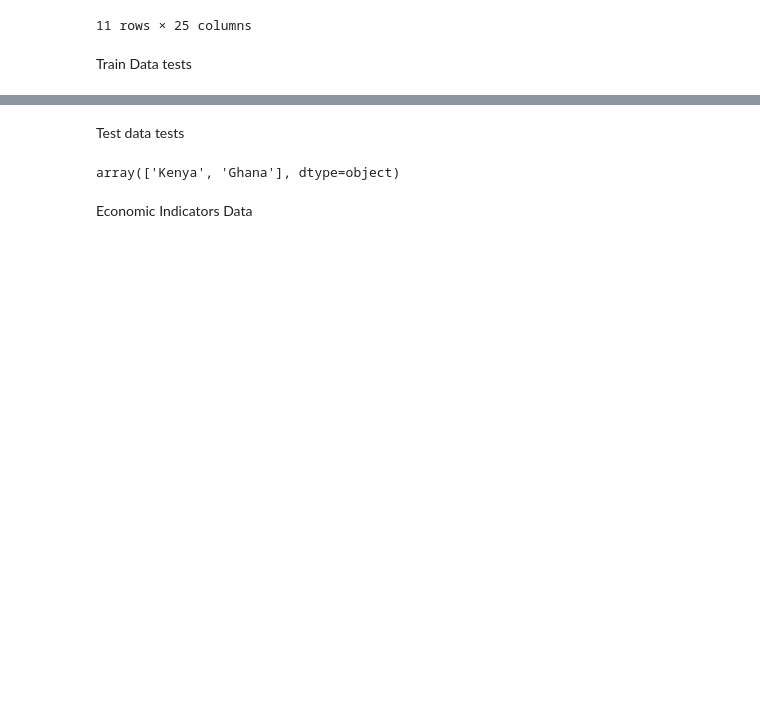
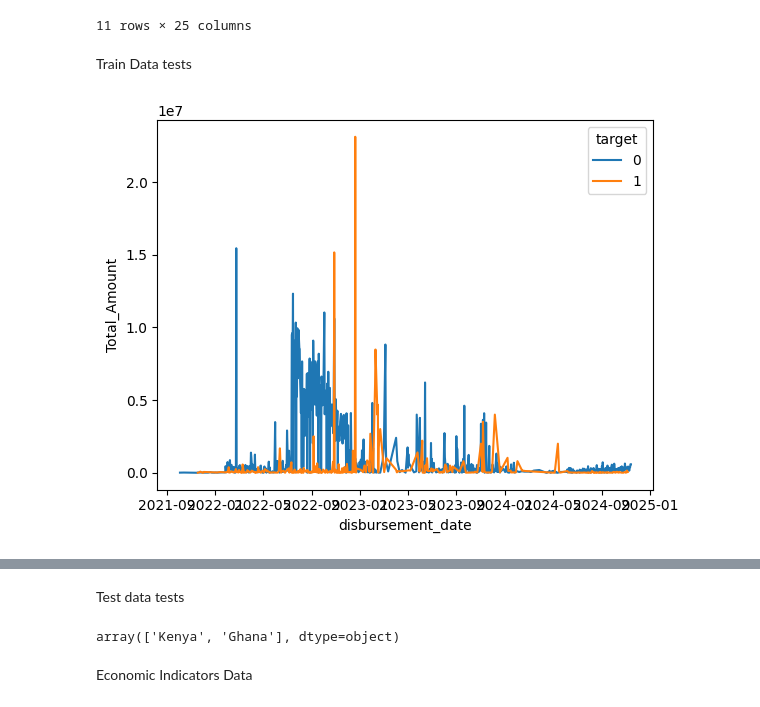
Before and after one commit to MakalaMabotja/credit-default-prediction, a Jupyter notebook: experiments/1-eda.ipynb, the cells around one changed output, grey strips where cells are left out. Drawn from its saved outputs; the diff is of its cells as text; code cells hidden in the pictures; blank space fills up the shorter version.

```diff
--- a/experiments/1-eda.ipynb
+++ b/experiments/1-eda.ipynb
@@ -511,3 +511,10 @@ None
 11 rows × 25 columns
 # %% [markdown]
 Train Data tests
+# %%
+daily_df = df.groupby(['disbursement_date', 'target'])['Total_Amount'].sum().reset_index()
+# %%
+sns.lineplot(data=daily_df, x='disbursement_date', y='Total_Amount', hue='target')
+plt.show()
+# %% [output]
+[figure, added]
```
Also changed, not shown: parts of 36 cells of this notebook.
